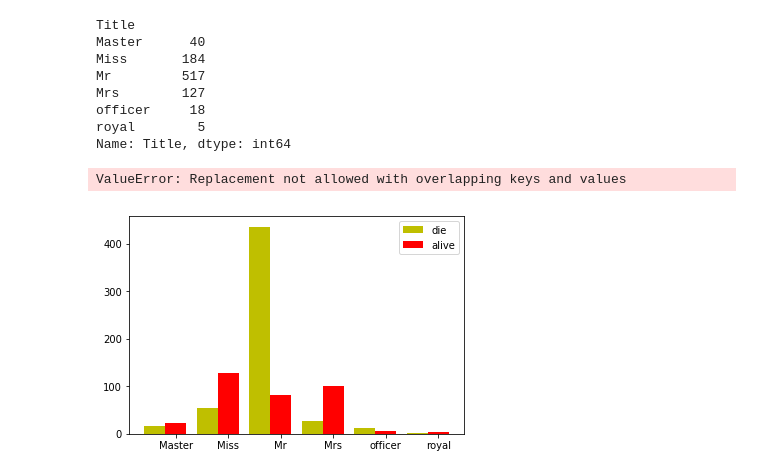
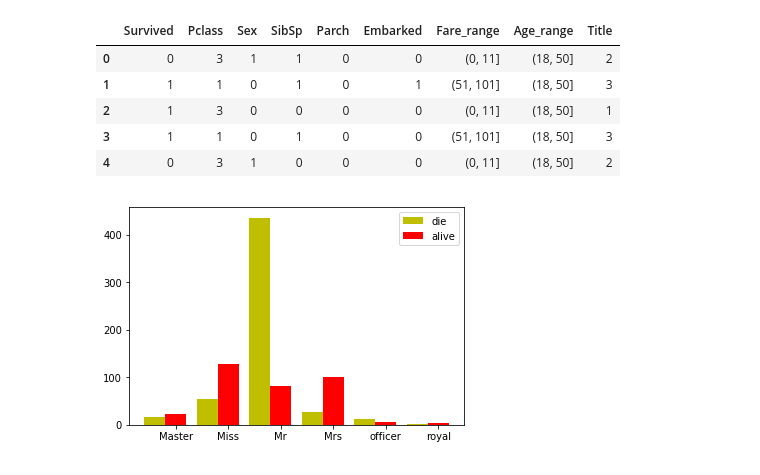
Before and after one commit to weize07/kaggle, a Jupyter notebook: titanic/svm_and_nn.ipynb, the cells around one changed output. Drawn from its saved outputs; the diff is of its cells as text; code cells hidden in the pictures.

```diff
--- a/titanic/svm_and_nn.ipynb
+++ b/titanic/svm_and_nn.ipynb
@@ -13,42 +13,43 @@ ds.head()
 ds['Embarked'] = ds['Embarked'].fillna('S')
 
 cleanup_nums = {"Sex":     {"male": 1, "female": 0},
                 "Embarked": {"S": 0, "C": 1, "Q": 2}}
 ds.replace(cleanup_nums, inplace=True)
 # ds = ds.fillna(ds.median())
 # ds
 
 
 ds.groupby(ds['Fare']//10)['Fare'].count()
 fare_bins = [0,11,51,101,201,1000]
 ds['Fare_range'] = pd.cut(ds['Fare'], fare_bins)
 ds['Fare_range'] = ds['Fare_range'].fillna(pd.Interval(11, 51, closed='right'))
 
 age_bins = [0,3,10,18,50,60,120]
 ds['Age_range'] = pd.cut(ds['Age'], age_bins)
 ds['Age_range'].unique()
 ds.groupby(ds['Age_range'])['Age_range'].count()
 ds['Age_range'] = ds['Age_range'].fillna(pd.Interval(18, 50, closed='right'))
 
 ds['Title'] = ds['Name'].str.extract(r'([A-Z][a-z]+\.)')
 ds = ds.drop(['PassengerId', 'Ticket', 'Cabin', 'Age', 'Fare', 'Name'], 1)
 
 title_dict = {'Capt.': 'officer', 'Col.': 'officer', 'Countess.': 'royal',
               'Don.':'royal', 'Dr.': 'officer', 'Jonkheer.': 'royal',
               'Lady.': 'royal', 'Major.': 'officer', 'Master.': 'Master', 'Miss.': 'Miss',
              'Mlle.': 'Miss', 'Mme.': 'Mrs', 'Mr.': 'Mr', 'Mrs.': 'Mrs',
              'Ms.': 'Mrs', 'Rev.': 'officer', 'Sir.': 'royal'}
 ds.replace({'Title': title_dict}, inplace=True)
-ds.groupby('Title')['Title'].count()
+title_dict2 = {'Master': 0, 'Miss': 1, 'Mr': 2, 'Mrs': 3, 'officer': 4, 'royal': 5}
+ds.replace({'Title': title_dict2}, inplace=True)
+ds.head()
+# ds.groupby('Title')['Title'].count()
 # %% [output]
-Title
-Master      40
-Miss       184
-Mr         517
-Mrs        127
-officer     18
-royal        5
-Name: Title, dtype: int64
+|  | Survived | Pclass | Sex | SibSp | Parch | Embarked | Fare_range | Age_range | Title |
+| 0 | 0 | 3 | 1 | 1 | 0 | 0 | (0, 11] | (18, 50] | 2 |
+| 1 | 1 | 1 | 0 | 1 | 0 | 1 | (51, 101] | (18, 50] | 3 |
+| 2 | 1 | 3 | 0 | 0 | 0 | 0 | (0, 11] | (18, 50] | 1 |
+| 3 | 1 | 1 | 0 | 1 | 0 | 0 | (51, 101] | (18, 50] | 3 |
+| 4 | 0 | 3 | 1 | 0 | 0 | 0 | (0, 11] | (18, 50] | 2 |
 # %%
 fare_ranges = sorted(ds['Fare_range'].unique())
 fare_dict = {}
@@ -60,8 +61,6 @@ for i in range(len(Age_ranges)):
     Age_dict[Age_ranges[i]] = i
 cleanups = {"Age_range":     Age_dict, 'Fare_range': fare_dict}
 ds.replace(cleanups, inplace=True)
-# %% [output]
-ValueError: Replacement not allowed with overlapping keys and values
 # %%
 import matplotlib.pyplot as plt
 
```
Also changed, not shown: parts of 3 cells of this notebook.
